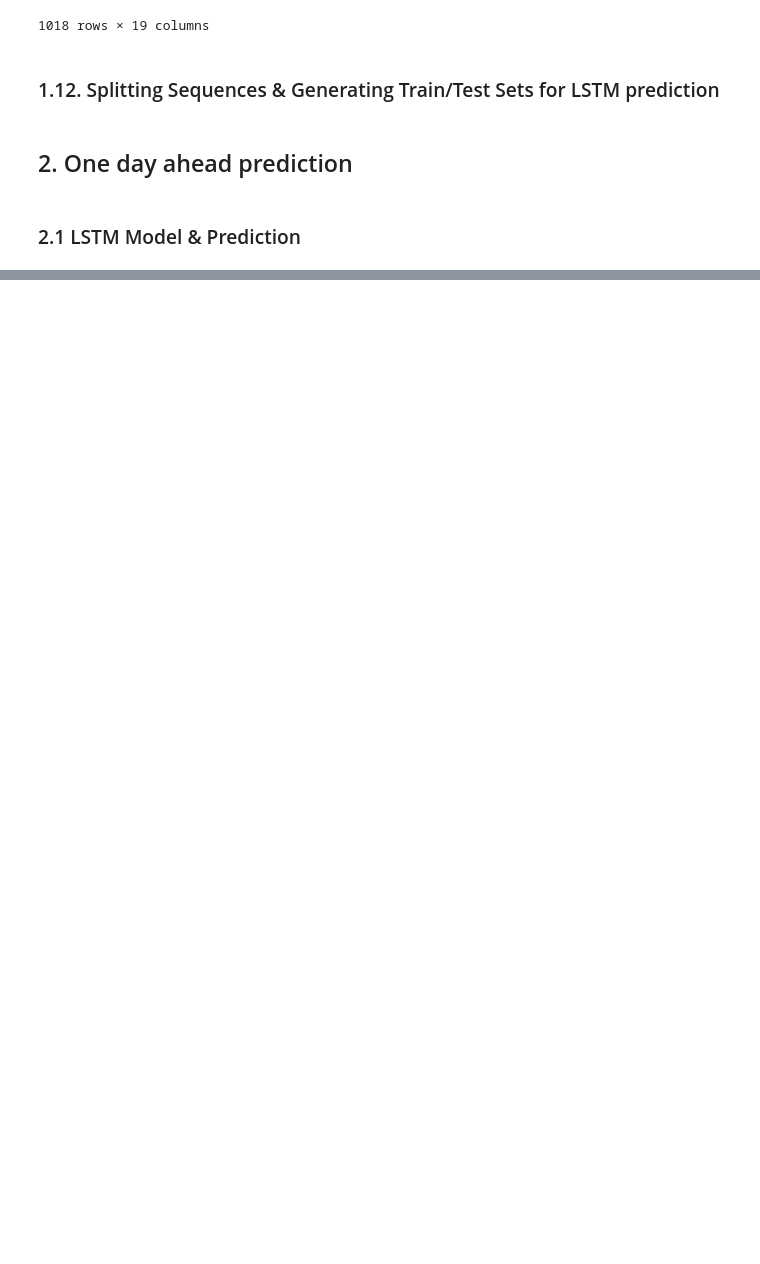
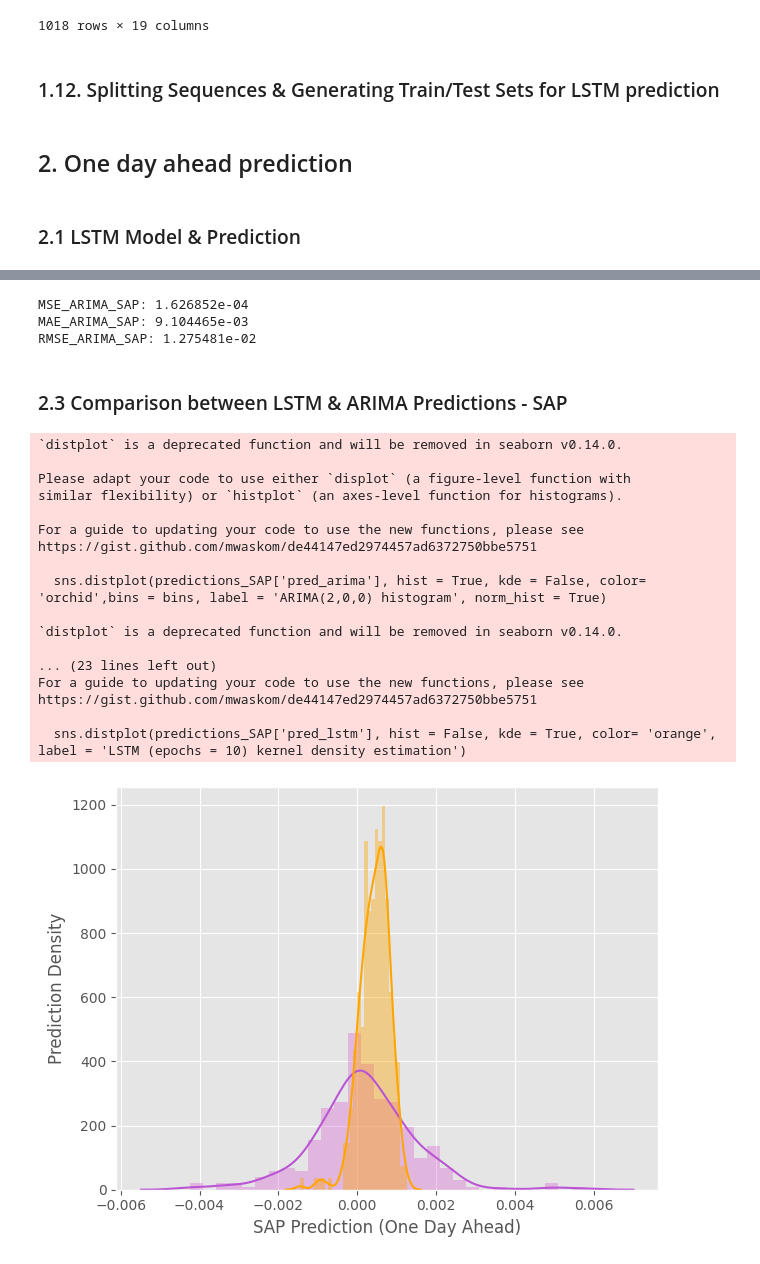
Before and after one commit to cem-akkus/Master, a Jupyter notebook: DataVisualisations.ipynb, the cells around one changed output, grey strips where cells are left out. Cells and saved outputs as stored; diff of their text form; code cells hidden in the pictures; blank space fills up the shorter version.

```diff
--- a/DataVisualisations.ipynb
+++ b/DataVisualisations.ipynb
@@ -678,0 +804,66 @@ X_ft_train_DTE, X_ft_test_DTE, Y_train_DTE, Y_test_DTE = train_test_split(X_ft_D
+# %%
+#arima prediction for sap returns
+history_arima_SAP = [x for x in train_arima_SAP]
+predictions_arima_SAP = list()
+for t in range(len(test_arima_SAP)):
+    model_arima_SAP = ARIMA(history_arima_SAP, order=autoarima_SAP.order)
+    model_fit_arima_SAP = model_arima_SAP.fit()
+    output_arima_SAP = model_fit_arima_SAP.forecast(steps = output_steps)
+    #yhat_arima_SAP = output_arima_SAP[0].tolist()[output_steps - 1]
+    predictions_arima_SAP.append(output_arima_SAP)
+    obs_SAP = test_arima_SAP[t]
+    history_arima_SAP.append(obs_SAP)
+
+#bringing arima predictions in flat form
+predicted_arima_flat_SAP = [float(i) for i in predictions_arima_SAP]
+
+#review performance
+mse_arima_SAP = mean_squared_error(test_arima_SAP, predicted_arima_flat_SAP)
+print('MSE_ARIMA_SAP: '+str("{:e}".format(mse_arima_SAP)))
+mae_arima_SAP = mean_absolute_error(test_arima_SAP, predicted_arima_flat_SAP)
+print('MAE_ARIMA_SAP: '+str("{:e}".format(mae_arima_SAP)))
+rmse_arima_SAP = math.sqrt(mean_squared_error(test_arima_SAP, predicted_arima_flat_SAP))
+print('RMSE_ARIMA_SAP: '+str("{:e}".format(rmse_arima_SAP)))
+# %% [output]
+MSE_ARIMA_SAP: 1.626852e-04
+MAE_ARIMA_SAP: 9.104465e-03
+RMSE_ARIMA_SAP: 1.275481e-02
+# %% [markdown]
+### 2.3 Comparison between LSTM & ARIMA Predictions - SAP
+# %%
+#adding back index to the dax predictions and actual values
+min_comp = min(yhat_reshape_SAP.shape[0],len(predictions_arima_SAP))
+
+pred_lstm = pd.Series(yhat_flat_SAP[-min_comp:],index=data_dict['SAP_DE']['1d_return'].iloc[-min_comp:].index)
+actual = pd.Series(Y_test_SAP[-min_comp:],index=data_dict['SAP_DE']['1d_return'].iloc[-min_comp:].index)
+pred_arima = pd.Series(predicted_arima_flat_SAP[-min_comp:],index=data_dict['SAP_DE']['1d_return'].iloc[-min_comp:].index)
+
+predictions_SAP = pd.concat([actual,pred_lstm, pred_arima], axis=1, keys=['actual','pred_lstm','pred_arima'])
+# %%
+sns.distplot(predictions_SAP['pred_arima'], hist = True, kde = False, color= 'orchid',bins = bins, label = 'ARIMA(2,0,0) histogram', norm_hist = True)
+sns.distplot(predictions_SAP['pred_arima'], hist = False, kde = True, color= 'mediumorchid', label = 'ARIMA(2,0,0) kernel density estimation')
+sns.distplot(predictions_SAP['pred_lstm'], hist = True, kde = False, color = 'orange', bins = bins, label = 'LSTM (epochs = 10) histogram', norm_hist = True)
+sns.distplot(predictions_SAP['pred_lstm'], hist = False, kde = True, color= 'orange', label = 'LSTM (epochs = 10) kernel density estimation')
+plt.xlabel('SAP Prediction (One Day Ahead)')
+plt.ylabel('Prediction Density')
+plt.tight_layout()
+#plt.savefig('hist_pred_sap.png')
+# %% [output]
+`distplot` is a deprecated function and will be removed in seaborn v0.14.0.
+
+Please adapt your code to use either `displot` (a figure-level function with
+similar flexibility) or `histplot` (an axes-level function for histograms).
+
+For a guide to updating your code to use the new functions, please see
+https://gist.github.com/mwaskom/de44147ed2974457ad6372750bbe5751
+
+  sns.distplot(predictions_SAP['pred_arima'], hist = True, kde = False, color= 'orchid',bins = bins, label = 'ARIMA(2,0,0) histogram', norm_hist = True)
+
+`distplot` is a deprecated function and will be removed in seaborn v0.14.0.
+
+... (23 lines left out)
+For a guide to updating your code to use the new functions, please see
+https://gist.github.com/mwaskom/de44147ed2974457ad6372750bbe5751
+
+  sns.distplot(predictions_SAP['pred_lstm'], hist = False, kde = True, color= 'orange', label = 'LSTM (epochs = 10) kernel density estimation')
+[figure, added]
```
Also changed, not shown: parts of 20 cells of this notebook.
